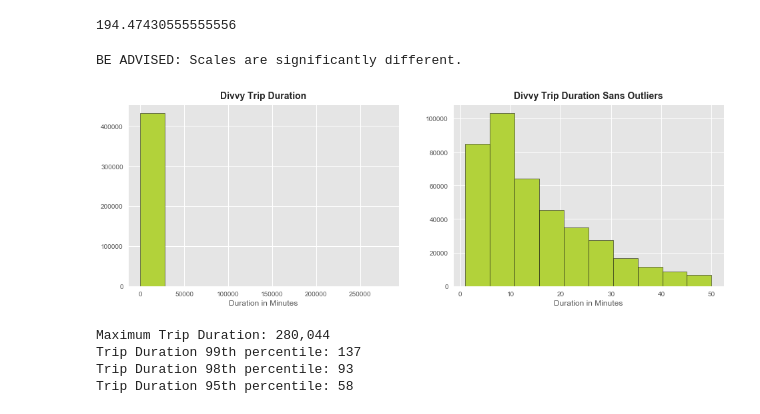
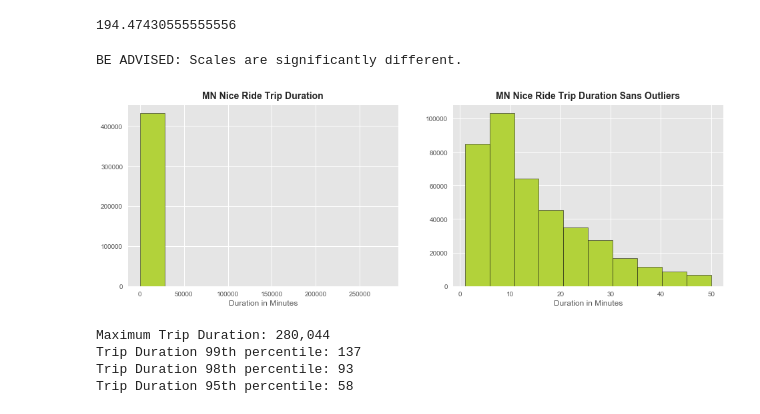
Before and after one commit to Larkin22/MN-Nice-Ride, a Jupyter notebook: MN Nice Ride - Ride Data 2016.ipynb, the cells around one changed output. Cells and saved outputs as stored; diff of their text form; code cells hidden in the pictures.

Commit message:
Push MN Nice Ride Project

```diff
--- a/MN Nice Ride - Ride Data 2016.ipynb
+++ b/MN Nice Ride - Ride Data 2016.ipynb
@@ -527,21 +527,21 @@ minutes/hour/day
 # %%
 print('BE ADVISED: Scales are significantly different.')
 x = mn_time.total_duration
 filtered = x[~outliers.is_outlier(x)]
 
 fig, (ax1, ax2) = plt.subplots(1,2, figsize=(16, 5))
 ax1.hist(x, color='#B2D23A', edgecolor="#000000")
-ax1.set_title('Divvy Trip Duration', y=1.01,
+ax1.set_title('MN Nice Ride Trip Duration', y=1.01,
               fontsize=14, fontweight='bold')
 ax1.set_xlabel('Duration in Minutes')
 ax2.hist(filtered, color='#B2D23A', edgecolor="#000000")
-ax2.set_title('Divvy Trip Duration Sans Outliers', y=1.01,
+ax2.set_title('MN Nice Ride Trip Duration Sans Outliers', y=1.01,
               fontsize=14, fontweight='bold')
 ax2.set_xlabel('Duration in Minutes')
 plt.show()
 # %% [output]
 BE ADVISED: Scales are significantly different.
-[figure, old version]
+[figure, new version]
 # %%
 print("Maximum Trip Duration: {0:,.0f}"
       .format(stats.scoreatpercentile(mn_time.total_duration, 100)))
```
Also changed, not shown: parts of 12 cells of this notebook.
